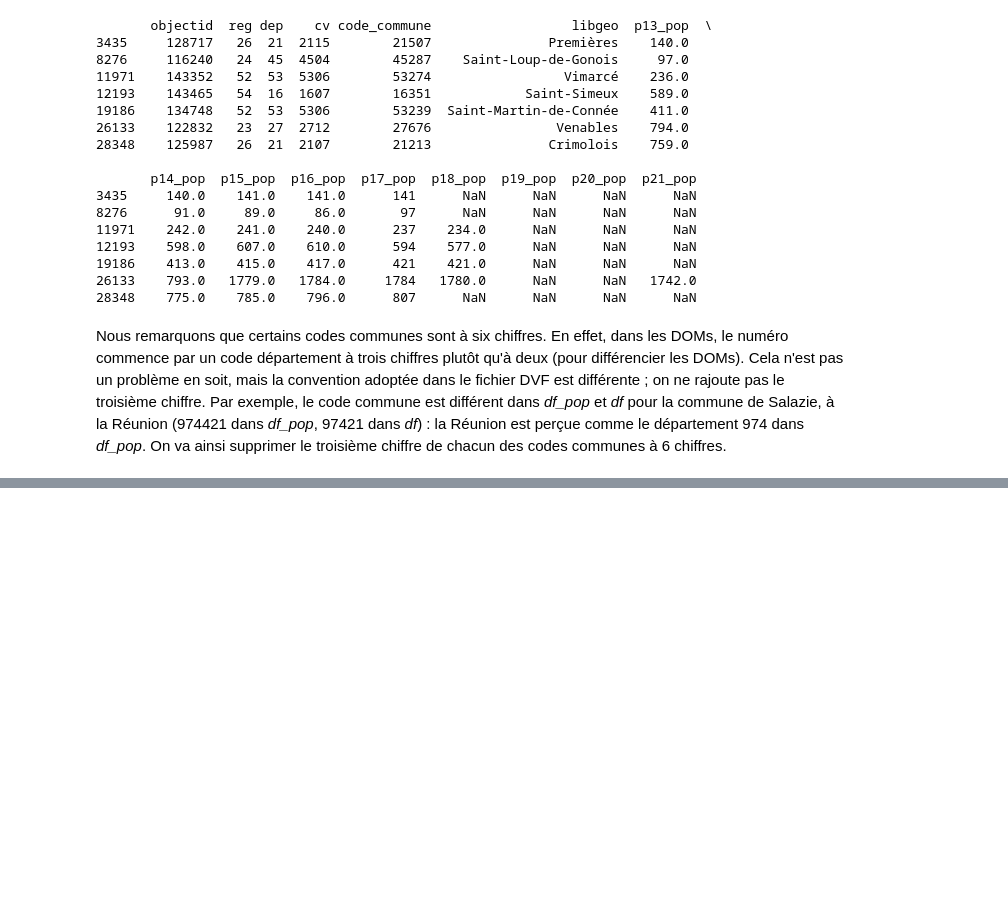
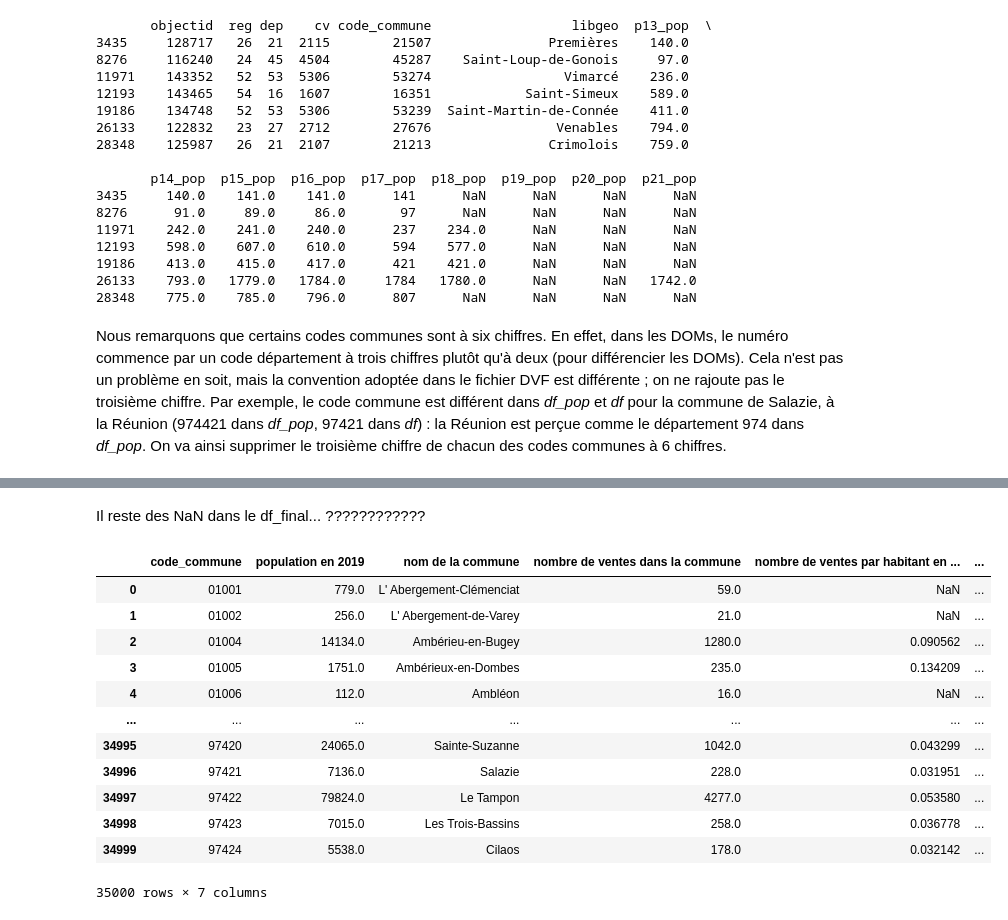
Before and after one commit to RRzm/Python_2A, a Jupyter notebook: main.ipynb, the cells around one changed output, grey strips where cells are left out. Drawn from its saved outputs; the diff is of its cells as text; code cells hidden in the pictures; blank space fills up the shorter version.

```diff
--- a/main.ipynb
+++ b/main.ipynb
@@ -172,0 +320,17 @@ AttributeError: module 'scripts.data_clean' has no attribute 'enleverchiffreDOMs
+# %%
+df_sans_lots_tronqué = data_clean.troncature_lots(df_sans_lots)
+
+
+# Calcul de la moyenne par commune (tronqué)
+moyenne_par_commune_tronqué = df_sans_lots_tronqué.groupby('code_commune')['rapport valeur foncière et surface bâtie'].mean().reset_index()
+
+# Affichage de la moyenne maximale et de la commune associée
+print(moyenne_par_commune_tronqué['rapport valeur foncière et surface bâtie'].max())
+print(moyenne_par_commune_tronqué['code_commune'].loc[moyenne_par_commune_tronqué['rapport valeur foncière et surface bâtie'].idxmax()])
+
+# Calcul de la médiane par commune (tronqué)
+mediane_par_commune_tronqué = df_sans_lots_tronqué.groupby('code_commune')['rapport valeur foncière et surface bâtie'].median().reset_index()
+
+# Affichage de la médiane maximale et de la commune associée
+print(mediane_par_commune_tronqué['rapport valeur foncière et surface bâtie'].max())
+print(mediane_par_commune_tronqué['code_commune'][mediane_par_commune_tronqué['rapport valeur foncière et surface bâtie'].idxmax()])
@@ -172,0 +347,19 @@ AttributeError: module 'scripts.data_clean' has no attribute 'enleverchiffreDOMs
+# %%
+pop_par_commune=df_pop[["code_commune", "p19_pop","libgeo"]]
+ventes_par_commune_par_habitant_simple = ventes_par_commune_par_habitant[["code_commune", "ventes par habitants par commune"]]
+
+
+df_final=pd.merge(pop_par_commune, ventes_par_commune, how='outer', on="code_commune")
+df_final.rename(columns={'nombre': 'nombre de ventes dans la commune'}, inplace=True)
+df_final.rename(columns={'libgeo': 'nom de la commune'}, inplace=True)
+df_final.rename(columns={'p19_pop': 'population en 2019'}, inplace=True)
+df_final=pd.merge(df_final, ventes_par_commune_par_habitant_simple, how='outer', on="code_commune")
+df_final.rename(columns={'ventes par habitants par commune': 'nombre de ventes par habitant en 2019 dans la commune'}, inplace=True)
+df_final=pd.merge(df_final, mediane_par_commune_tronqué , how='outer', on="code_commune")
+df_final.rename(columns={'rapport valeur foncière et surface bâtie': 'médiane tronquée du prix au m2'}, inplace=True)
+df_final=pd.merge(df_final, moyenne_par_commune_tronqué , how='outer', on="code_commune")
+df_final.rename(columns={'rapport valeur foncière et surface bâtie': 'moyenne tronquée du prix au m2'}, inplace=True)
+print(df_final)
+
+print(df_final['moyenne tronquée du prix au m2'].max())
+print(df_final['code_commune'][df_final['moyenne tronquée du prix au m2'].idxmax()])
@@ -172,0 +384,18 @@ AttributeError: module 'scripts.data_clean' has no attribute 'enleverchiffreDOMs
+# %% [markdown]
+Il reste des NaN dans le df_final... ????????????
+# %%
+df_final
+# %% [output]
+|  | code_commune | population en 2019 | nom de la commune | nombre de ventes dans la commune | nombre de ventes par habitant en ... | ... |
+| 0 | 01001 | 779.0 | L' Abergement-Clémenciat | 59.0 | NaN | ... |
+| 1 | 01002 | 256.0 | L' Abergement-de-Varey | 21.0 | NaN | ... |
+| 2 | 01004 | 14134.0 | Ambérieu-en-Bugey | 1280.0 | 0.090562 | ... |
+| 3 | 01005 | 1751.0 | Ambérieux-en-Dombes | 235.0 | 0.134209 | ... |
+| 4 | 01006 | 112.0 | Ambléon | 16.0 | NaN | ... |
+| ... | ... | ... | ... | ... | ... | ... |
+| 34995 | 97420 | 24065.0 | Sainte-Suzanne | 1042.0 | 0.043299 | ... |
+| 34996 | 97421 | 7136.0 | Salazie | 228.0 | 0.031951 | ... |
+| 34997 | 97422 | 79824.0 | Le Tampon | 4277.0 | 0.053580 | ... |
+| 34998 | 97423 | 7015.0 | Les Trois-Bassins | 258.0 | 0.036778 | ... |
+| 34999 | 97424 | 5538.0 | Cilaos | 178.0 | 0.032142 | ... |
+35000 rows × 7 columns
```
Also changed, not shown: parts of 19 cells of this notebook, 2 other files.
